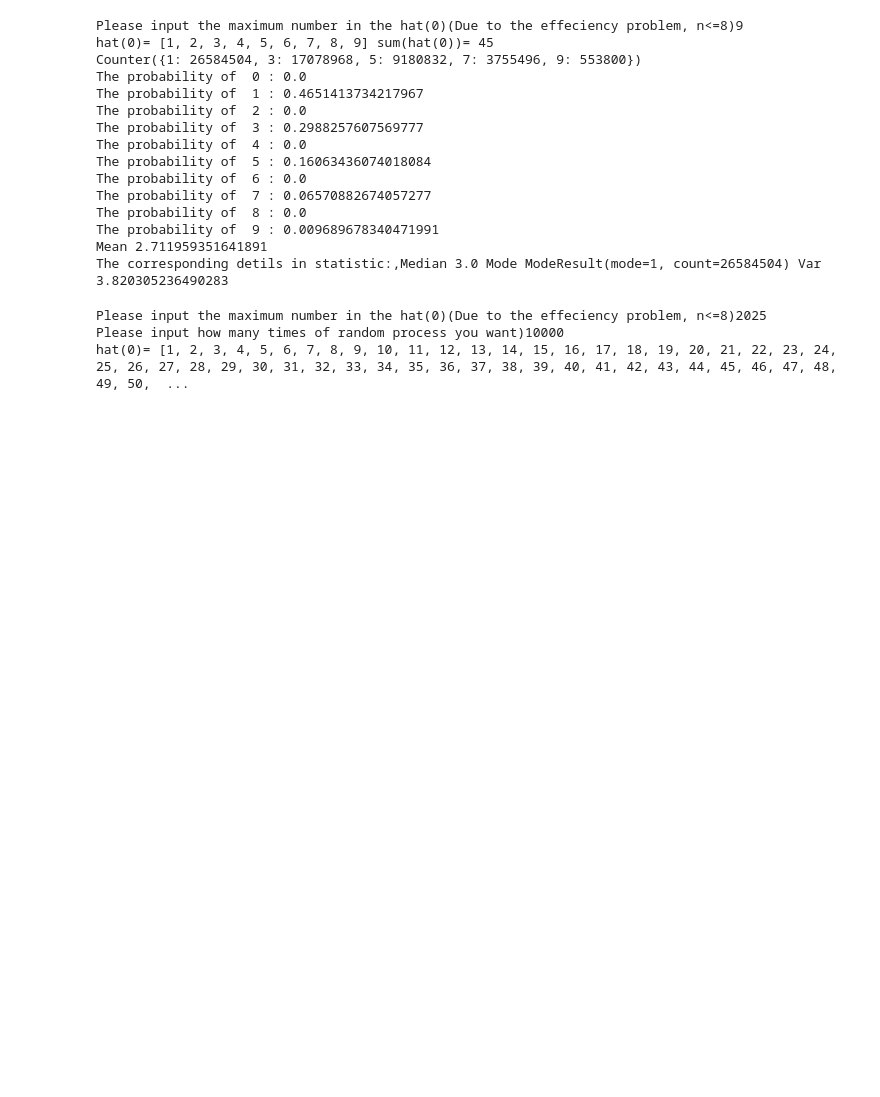
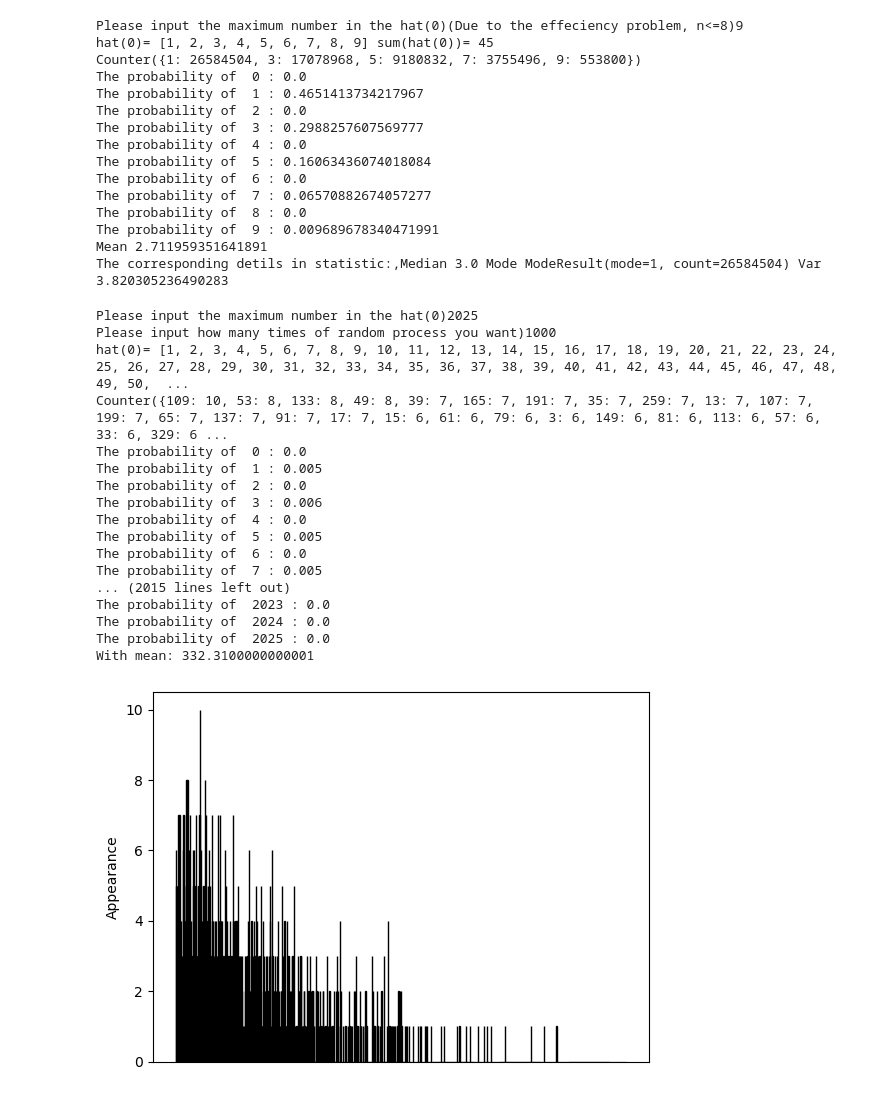
Before and after one commit to WarwickPSwP-Yifan/PickNumbersFromHat, a Jupyter notebook: Pick2Num.ipynb, the cells around one changed output. Cells and saved outputs as stored; diff of their text form; code cells hidden in the pictures; blank space fills up the shorter version.

```diff
--- a/Pick2Num.ipynb
+++ b/Pick2Num.ipynb
@@ -88,7 +88,7 @@ def automatically(hat,times):
         last_number_set.append(hat_process(hat))
     return last_number_set
 
-n=int(input('Please input the maximum number in the hat(0)(Due to the effeciency problem, n<=8)'))
+n=int(input('Please input the maximum number in the hat(0)'))
 times=int(input('Please input how many times of random process you want)'))
 hat=[]
 u=0
@@ -99,32 +99,47 @@ print('hat(0)=',hat,'sum(hat(0))=',u)
 
 #Unlike by enumeration, I have enough datas to draw the graph.
 
 from collections import Counter
 import matplotlib.pyplot as plt
 def classfier_and_sketching(hat,times):
     mean=0
     Appearence=[]
     Count=Counter(automatically(hat,times))
     print(Count)
     for r in range(n+1):
         probability=Count[r]/times
         mean=mean+r*probability
         Appearence.append(Count[r])
         print('The probability of ',r,':',probability)
     print('With mean:',mean)
 
 #Now I can sketch the randomness graph
 
     xs = list(range(n+1))
     ys = Appearence
     plt.bar(xs, ys, color='skyblue', edgecolor='black', width=0.8)
     plt.xticks([])#Too many datas on x-axis, so remove them
     plt.ylabel('Appearance')
     plt.show()
 
 
 classfier_and_sketching(hat,times)
 # %% [output]
-Please input the maximum number in the hat(0)(Due to the effeciency problem, n<=8)2025
-Please input how many times of random process you want)10000
+Please input the maximum number in the hat(0)2025
+Please input how many times of random process you want)1000
 hat(0)= [1, 2, 3, 4, 5, 6, 7, 8, 9, 10, 11, 12, 13, 14, 15, 16, 17, 18, 19, 20, 21, 22, 23, 24, 25, 26, 27, 28, 29, 30, 31, 32, 33, 34, 35, 36, 37, 38, 39, 40, 41, 42, 43, 44, 45, 46, 47, 48, 49, 50,  ...
+Counter({109: 10, 53: 8, 133: 8, 49: 8, 39: 7, 165: 7, 191: 7, 35: 7, 259: 7, 13: 7, 107: 7, 199: 7, 65: 7, 137: 7, 91: 7, 17: 7, 15: 6, 61: 6, 79: 6, 3: 6, 149: 6, 81: 6, 113: 6, 57: 6, 33: 6, 329: 6 ...
+The probability of  0 : 0.0
+The probability of  1 : 0.005
+The probability of  2 : 0.0
+The probability of  3 : 0.006
+The probability of  4 : 0.0
+The probability of  5 : 0.005
+The probability of  6 : 0.0
+The probability of  7 : 0.005
+... (2015 lines left out)
+The probability of  2023 : 0.0
+The probability of  2024 : 0.0
+The probability of  2025 : 0.0
+With mean: 332.3100000000001
+[figure, added]
```
